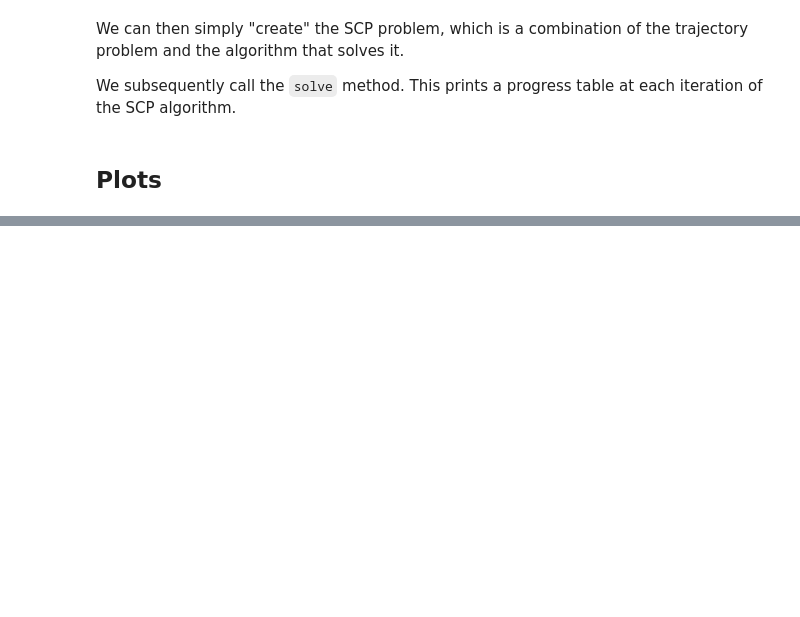
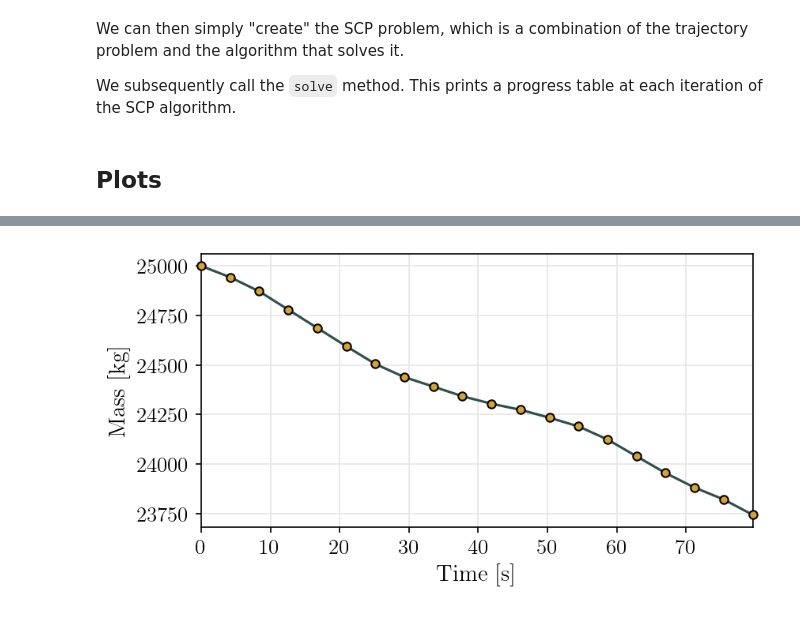
Before and after one commit to UW-ACL/SCPToolbox_tutorial, a Jupyter notebook: src/p4_rocket.ipynb, the cells around one changed output, grey strips where cells are left out. Drawn from its saved outputs; the diff is of its cells as text; code cells hidden in the pictures; blank space fills up the shorter version.

```diff
--- a/src/p4_rocket.ipynb
+++ b/src/p4_rocket.ipynb
@@ -856,0 +892,4 @@ sol, history = PTR.solve(ptr_pbm);
+# %%
+plot_mass();
+# %% [output]
+[figure, added]
```
Also changed, not shown: parts of 7 cells of this notebook.
